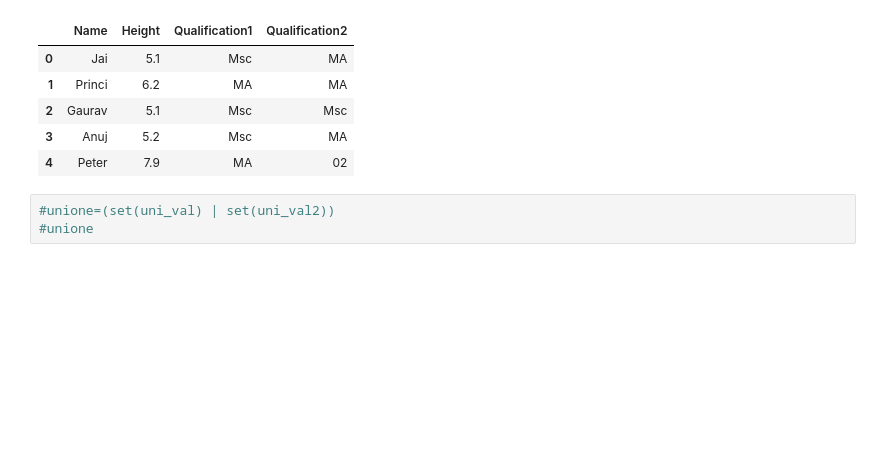
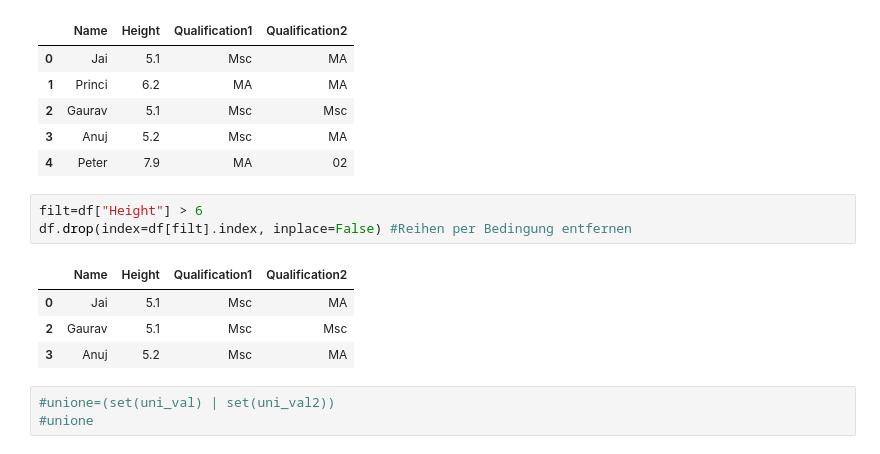
Before and after one commit to Marek-TL/BachelorThesis, a Jupyter notebook: test.ipynb, the cells around one changed output. Saved outputs shown, nothing was run; the diff lists cells and outputs as text; blank space fills up the shorter version.

```diff
--- a/test.ipynb
+++ b/test.ipynb
@@ -23,6 +23,14 @@ df
 | 2 | Gaurav | 5.1 | Msc | Msc |
 | 3 | Anuj | 5.2 | Msc | MA |
 | 4 | Peter | 7.9 | MA | 02 |
+# %%
+filt=df["Height"] > 6
+df.drop(index=df[filt].index, inplace=False) #Reihen per Bedingung entfernen
+# %% [output]
+|  | Name | Height | Qualification1 | Qualification2 |
+| 0 | Jai | 5.1 | Msc | MA |
+| 2 | Gaurav | 5.1 | Msc | Msc |
+| 3 | Anuj | 5.2 | Msc | MA |
 # %%
 #unione=(set(uni_val) | set(uni_val2))
 #unione
```
Also changed, not shown: parts of 1 cell of this notebook, 23 other files.
